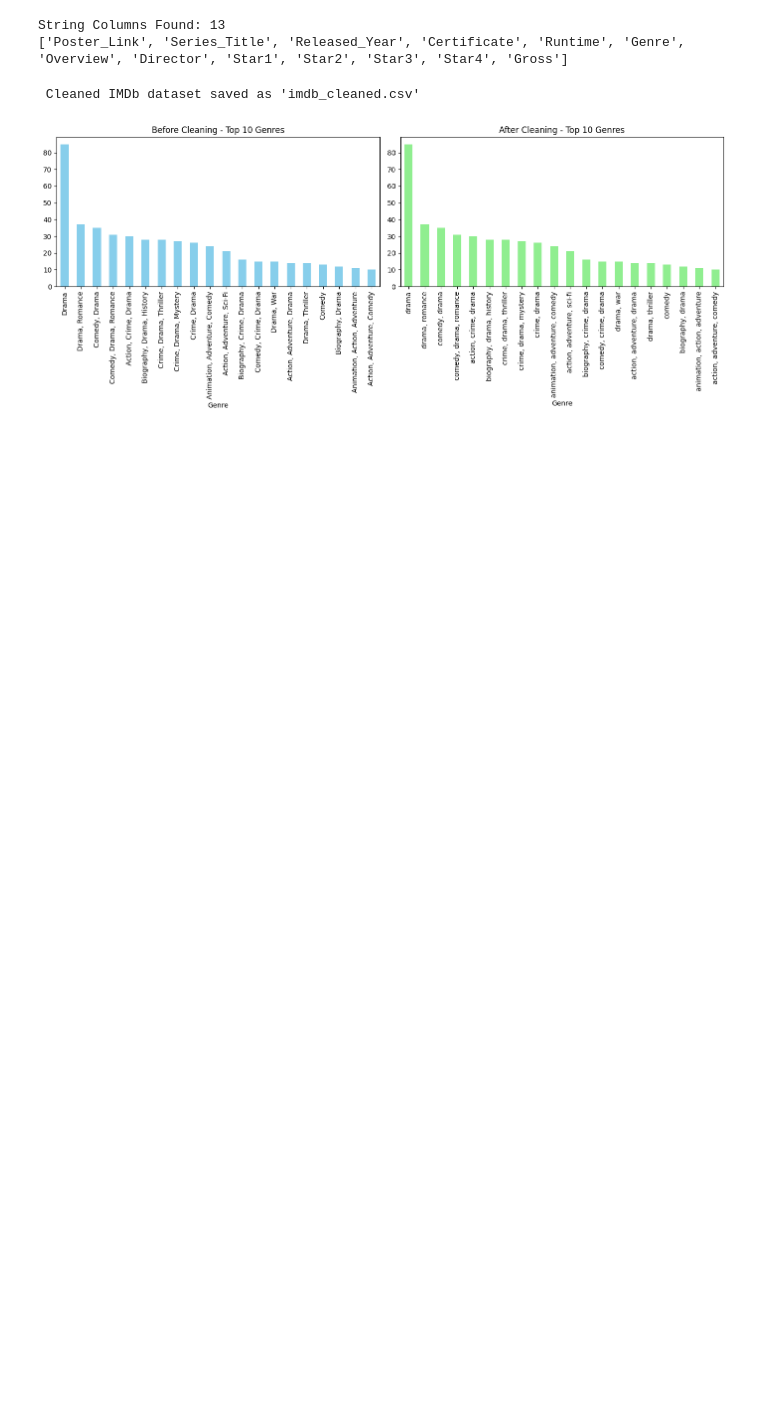
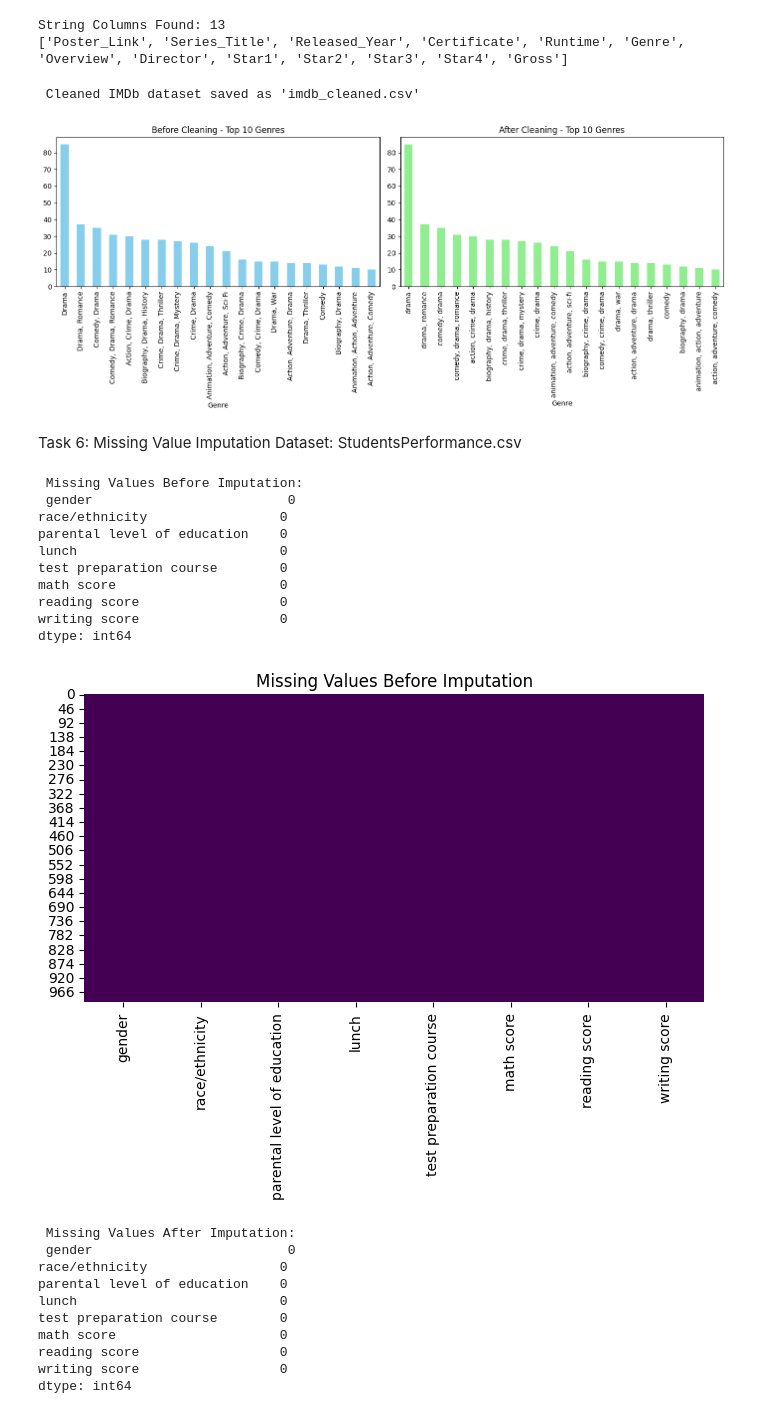
Before and after one commit to KishoreRaghupathy/Arcap_Reits, a Jupyter notebook: DS/Task1/Task.ipynb, the cells around one changed output. Saved outputs shown, nothing was run; the diff lists cells and outputs as text; code cells hidden in the pictures; blank space fills up the shorter version.

Commit message:
Completed task 6,7,8

```diff
--- a/DS/Task1/Task.ipynb
+++ b/DS/Task1/Task.ipynb
@@ -333,3 +333,65 @@ plt.tight_layout()
 plt.show()
 # %% [output]
 [figure]
+# %% [markdown]
+Task 6: Missing Value Imputation
+Dataset: StudentsPerformance.csv
+# %%
+import pandas as pd
+import matplotlib.pyplot as plt
+import seaborn as sns
+
+
+df = pd.read_csv("StudentsPerformance.csv")
+
+
+print(" Missing Values Before Imputation:\n", df.isnull().sum())
+
+
+plt.figure(figsize=(8,4))
+sns.heatmap(df.isnull(), cbar=False, cmap="viridis")
+plt.title("Missing Values Before Imputation")
+plt.show()
+
+
+numeric_cols = df.select_dtypes(include=['number']).columns
+categorical_cols = df.select_dtypes(exclude=['number']).columns
+
+
+for col in numeric_cols:
+    df[col].fillna(df[col].median(), inplace=True)
+
+
+for col in categorical_cols:
+    df[col].fillna(df[col].mode()[0], inplace=True)
+
+
+print("\n Missing Values After Imputation:\n", df.isnull().sum())
+
+
+plt.figure(figsize=(8,4))
+sns.heatmap(df.isnull(), cbar=False, cmap="viridis")
+plt.title("Missing Values After Imputation")
+plt.show()
+# %% [output]
+ Missing Values Before Imputation:
+ gender                         0
+race/ethnicity                 0
+parental level of education    0
+lunch                          0
+test preparation course        0
+math score                     0
+reading score                  0
+writing score                  0
+dtype: int64
+[figure, added]
+ Missing Values After Imputation:
+ gender                         0
+race/ethnicity                 0
+parental level of education    0
+lunch                          0
+test preparation course        0
+math score                     0
+reading score                  0
+writing score                  0
+dtype: int64
```
Also changed, not shown: parts of 5 cells of this notebook, 14 other files.
